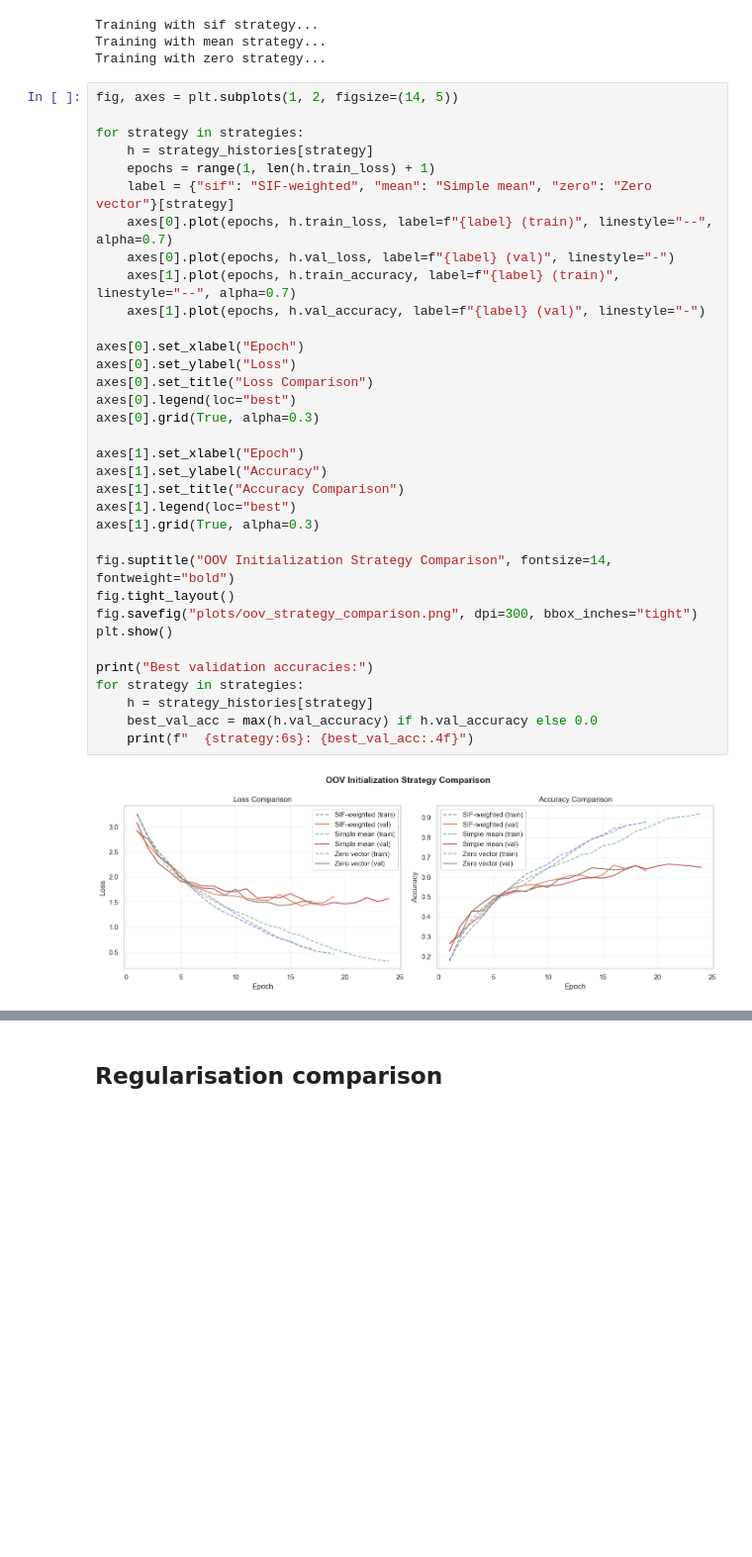
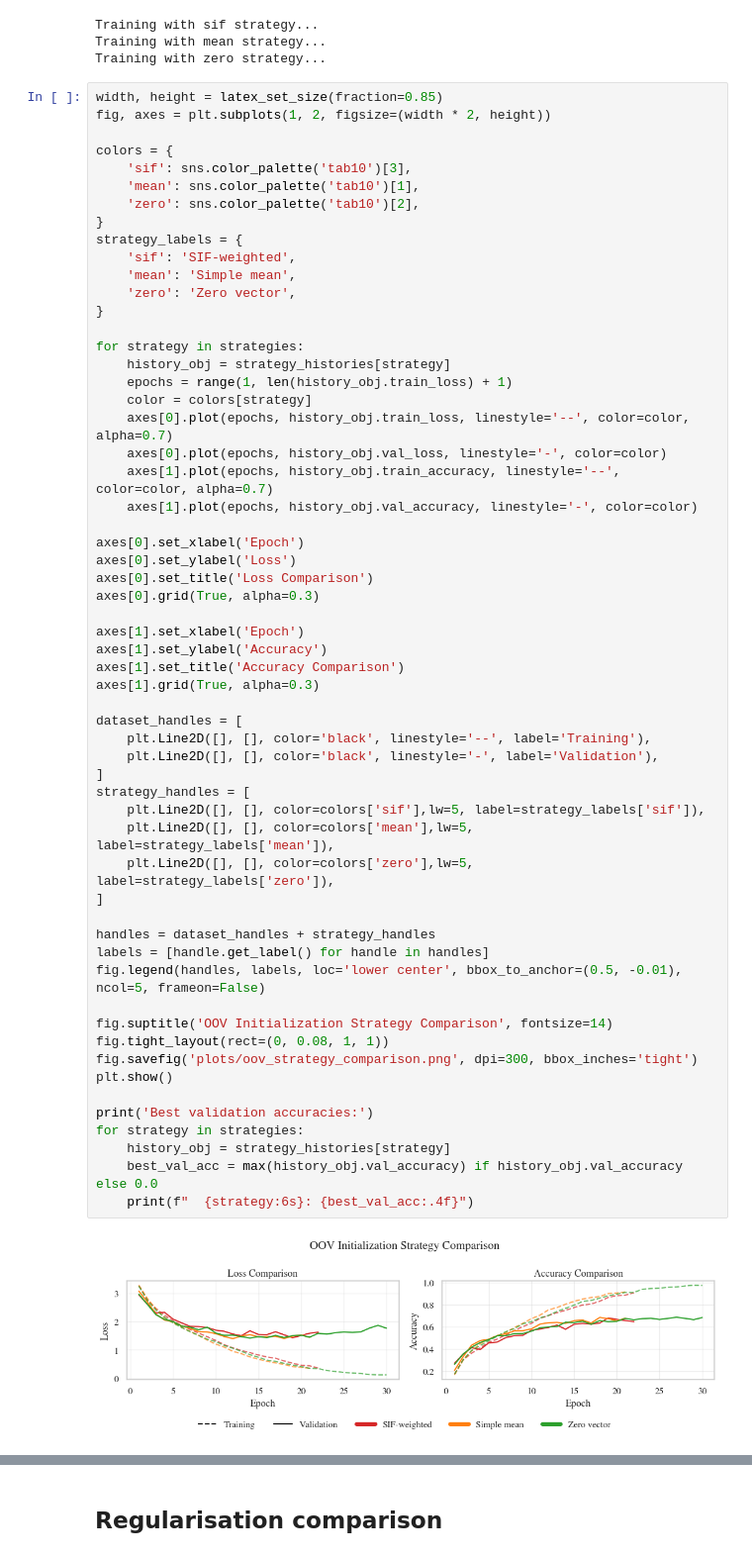
Before and after one commit to JonssonAlexander/NLP_Project_group45, a Jupyter notebook: 02_rnn.ipynb, the cells around one changed output, grey strips where cells are left out. Shown at 99% size. Saved outputs shown, nothing was run; the diff lists cells and outputs as text; blank space fills up the shorter version.

```diff
--- a/02_rnn.ipynb
+++ b/02_rnn.ipynb
@@ -214,39 +215,63 @@ Training with sif strategy...
 Training with mean strategy...
 Training with zero strategy...
 # %%
-fig, axes = plt.subplots(1, 2, figsize=(14, 5))
+width, height = latex_set_size(fraction=0.85)
+fig, axes = plt.subplots(1, 2, figsize=(width * 2, height))
+
+colors = {
+    'sif': sns.color_palette('tab10')[3],
+    'mean': sns.color_palette('tab10')[1],
+    'zero': sns.color_palette('tab10')[2],
+}
+strategy_labels = {
+    'sif': 'SIF-weighted',
+    'mean': 'Simple mean',
+    'zero': 'Zero vector',
+}
 
 for strategy in strategies:
-    h = strategy_histories[strategy]
-    epochs = range(1, len(h.train_loss) + 1)
-    label = {"sif": "SIF-weighted", "mean": "Simple mean", "zero": "Zero vector"}[strategy]
-    axes[0].plot(epochs, h.train_loss, label=f"{label} (train)", linestyle="--", alpha=0.7)
-    axes[0].plot(epochs, h.val_loss, label=f"{label} (val)", linestyle="-")
-    axes[1].plot(epochs, h.train_accuracy, label=f"{label} (train)", linestyle="--", alpha=0.7)
-    axes[1].plot(epochs, h.val_accuracy, label=f"{label} (val)", linestyle="-")
+    history_obj = strategy_histories[strategy]
+    epochs = range(1, len(history_obj.train_loss) + 1)
+    color = colors[strategy]
+    axes[0].plot(epochs, history_obj.train_loss, linestyle='--', color=color, alpha=0.7)
+    axes[0].plot(epochs, history_obj.val_loss, linestyle='-', color=color)
+    axes[1].plot(epochs, history_obj.train_accuracy, linestyle='--', color=color, alpha=0.7)
+    axes[1].plot(epochs, history_obj.val_accuracy, linestyle='-', color=color)
 
-axes[0].set_xlabel("Epoch")
-axes[0].set_ylabel("Loss")
-axes[0].set_title("Loss Comparison")
-axes[0].legend(loc="best")
+axes[0].set_xlabel('Epoch')
+axes[0].set_ylabel('Loss')
+axes[0].set_title('Loss Comparison')
 axes[0].grid(True, alpha=0.3)
 
-axes[1].set_xlabel("Epoch")
-axes[1].set_ylabel("Accuracy")
-axes[1].set_title("Accuracy Comparison")
-axes[1].legend(loc="best")
+axes[1].set_xlabel('Epoch')
+axes[1].set_ylabel('Accuracy')
+axes[1].set_title('Accuracy Comparison')
 axes[1].grid(True, alpha=0.3)
 
-fig.suptitle("OOV Initialization Strategy Comparison", fontsize=14, fontweight="bold")
-fig.tight_layout()
-fig.savefig("plots/oov_strategy_comparison.png", dpi=300, bbox_inches="tight")
+dataset_handles = [
+    plt.Line2D([], [], color='black', linestyle='--', label='Training'),
+    plt.Line2D([], [], color='black', linestyle='-', label='Validation'),
+]
+strategy_handles = [
+    plt.Line2D([], [], color=colors['sif'],lw=5, label=strategy_labels['sif']),
+    plt.Line2D([], [], color=colors['mean'],lw=5, label=strategy_labels['mean']),
+    plt.Line2D([], [], color=colors['zero'],lw=5, label=strategy_labels['zero']),
+]
+
+handles = dataset_handles + strategy_handles
+labels = [handle.get_label() for handle in handles]
+fig.legend(handles, labels, loc='lower center', bbox_to_anchor=(0.5, -0.01), ncol=5, frameon=False)
+
+fig.suptitle('OOV Initialization Strategy Comparison', fontsize=14)
+fig.tight_layout(rect=(0, 0.08, 1, 1))
+fig.savefig('plots/oov_strategy_comparison.png', dpi=300, bbox_inches='tight')
 plt.show()
 
-print("Best validation accuracies:")
+print('Best validation accuracies:')
 for strategy in strategies:
-    h = strategy_histories[strategy]
-    best_val_acc = max(h.val_accuracy) if h.val_accuracy else 0.0
+    history_obj = strategy_histories[strategy]
+    best_val_acc = max(history_obj.val_accuracy) if history_obj.val_accuracy else 0.0
     print(f"  {strategy:6s}: {best_val_acc:.4f}")
 # %% [output]
-[figure, old version]
+[figure, new version]
 Best validation accuracies:
```
Also changed, not shown: parts of 7 cells of this notebook, 1 other file.
